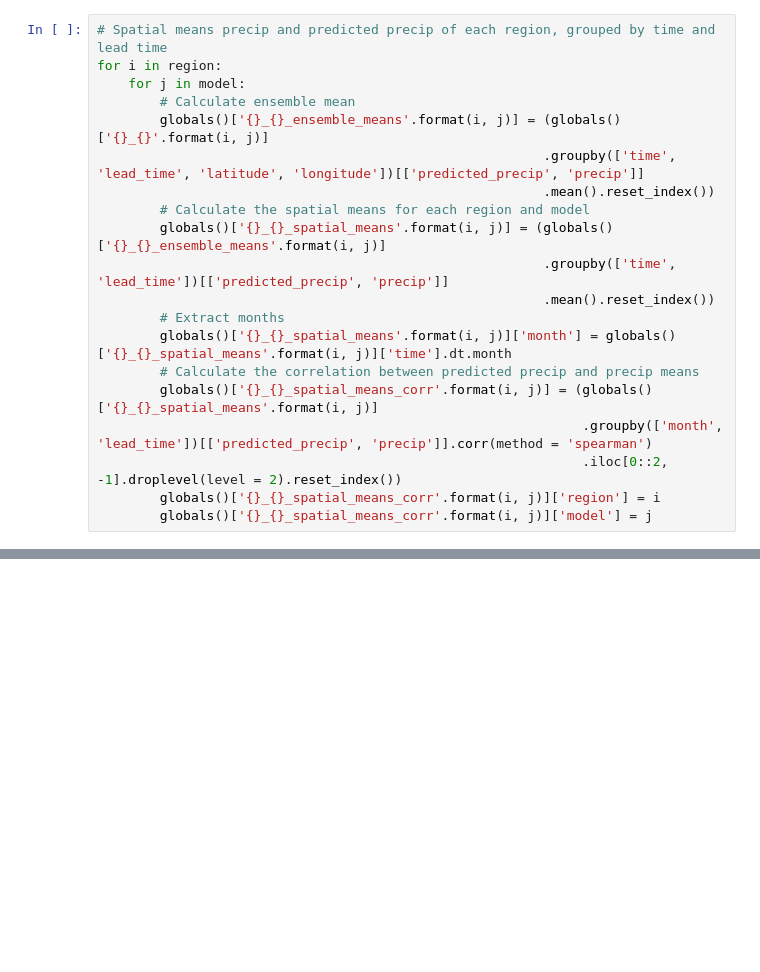
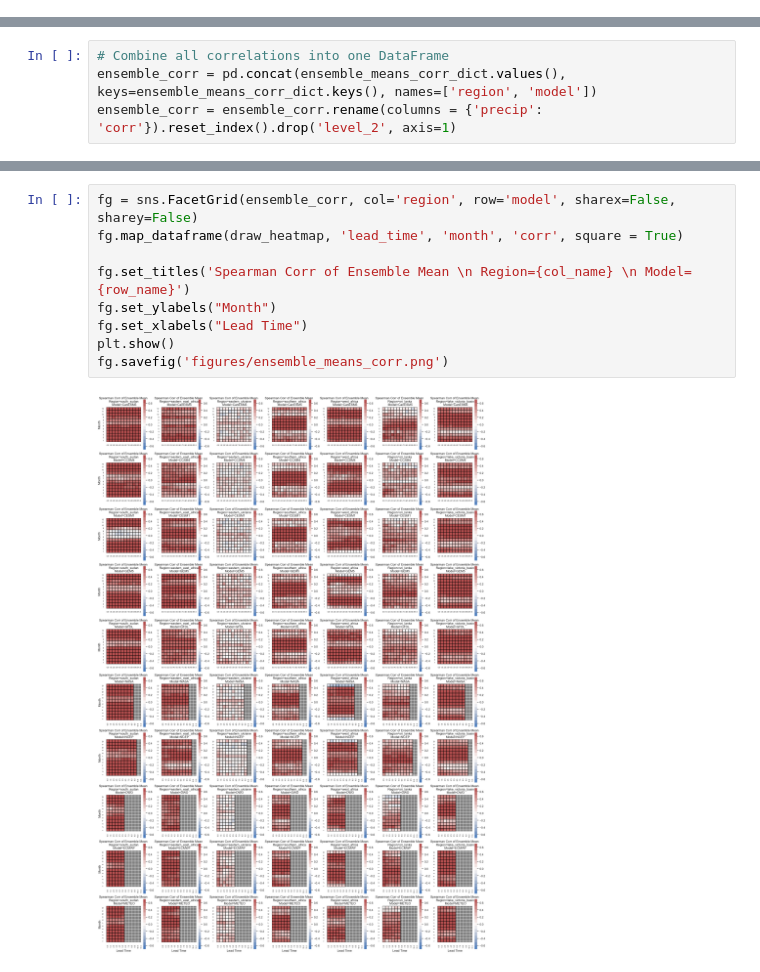
Before and after one commit to yatli24/CHC, a Jupyter notebook: Jupyter notebooks/Spatial_Temporal_means.ipynb, the cells around one changed output, grey strips where cells are left out. Drawn from its saved outputs; the diff is of its cells as text; blank space fills up the shorter version.

```diff
--- a/Jupyter notebooks/Spatial_Temporal_means.ipynb
+++ b/Jupyter notebooks/Spatial_Temporal_means.ipynb
@@ -19,20 +29,0 @@ for i in region:
-# %%
-# Spatial means precip and predicted precip of each region, grouped by time and lead time
-for i in region:
-    for j in model:
-        # Calculate ensemble mean
-        globals()['{}_{}_ensemble_means'.format(i, j)] = (globals()['{}_{}'.format(i, j)]
-                                                         .groupby(['time', 'lead_time', 'latitude', 'longitude'])[['predicted_precip', 'precip']]
-                                                         .mean().reset_index())
-        # Calculate the spatial means for each region and model
-        globals()['{}_{}_spatial_means'.format(i, j)] = (globals()['{}_{}_ensemble_means'.format(i, j)]
-                                                         .groupby(['time', 'lead_time'])[['predicted_precip', 'precip']]
-                                                         .mean().reset_index())
-        # Extract months
-        globals()['{}_{}_spatial_means'.format(i, j)]['month'] = globals()['{}_{}_spatial_means'.format(i, j)]['time'].dt.month
-        # Calculate the correlation between predicted precip and precip means
-        globals()['{}_{}_spatial_means_corr'.format(i, j)] = (globals()['{}_{}_spatial_means'.format(i, j)]
-                                                              .groupby(['month', 'lead_time'])[['predicted_precip', 'precip']].corr(method = 'spearman')
-                                                              .iloc[0::2, -1].droplevel(level = 2).reset_index())
-        globals()['{}_{}_spatial_means_corr'.format(i, j)]['region'] = i
-        globals()['{}_{}_spatial_means_corr'.format(i, j)]['model'] = j
@@ -70,0 +84,4 @@ def draw_heatmap(*args, **kwargs):
+# %%
+# Combine all correlations into one DataFrame
+ensemble_corr = pd.concat(ensemble_means_corr_dict.values(), keys=ensemble_means_corr_dict.keys(), names=['region', 'model'])
+ensemble_corr = ensemble_corr.rename(columns = {'precip': 'corr'}).reset_index().drop('level_2', axis=1)
@@ -70,0 +98,11 @@ def draw_heatmap(*args, **kwargs):
+# %%
+fg = sns.FacetGrid(ensemble_corr, col='region', row='model', sharex=False, sharey=False)
+fg.map_dataframe(draw_heatmap, 'lead_time', 'month', 'corr', square = True)
+
+fg.set_titles('Spearman Corr of Ensemble Mean \n Region={col_name} \n Model={row_name}')
+fg.set_ylabels("Month")
+fg.set_xlabels("Lead Time")
+plt.show()
+fg.savefig('figures/ensemble_means_corr.png')
+# %% [output]
+[figure, added]
```
Also changed, not shown: parts of 22 cells of this notebook.
